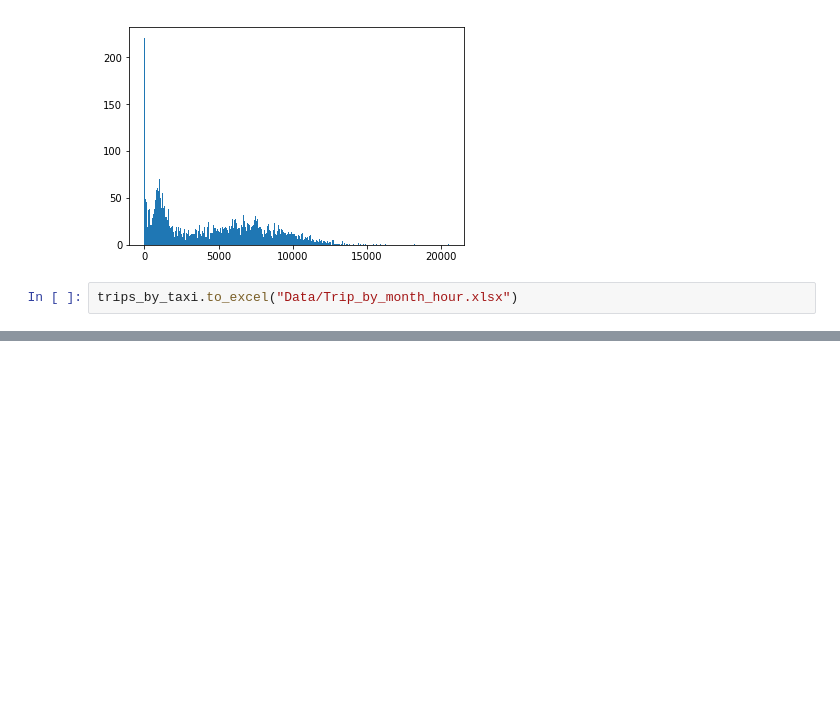
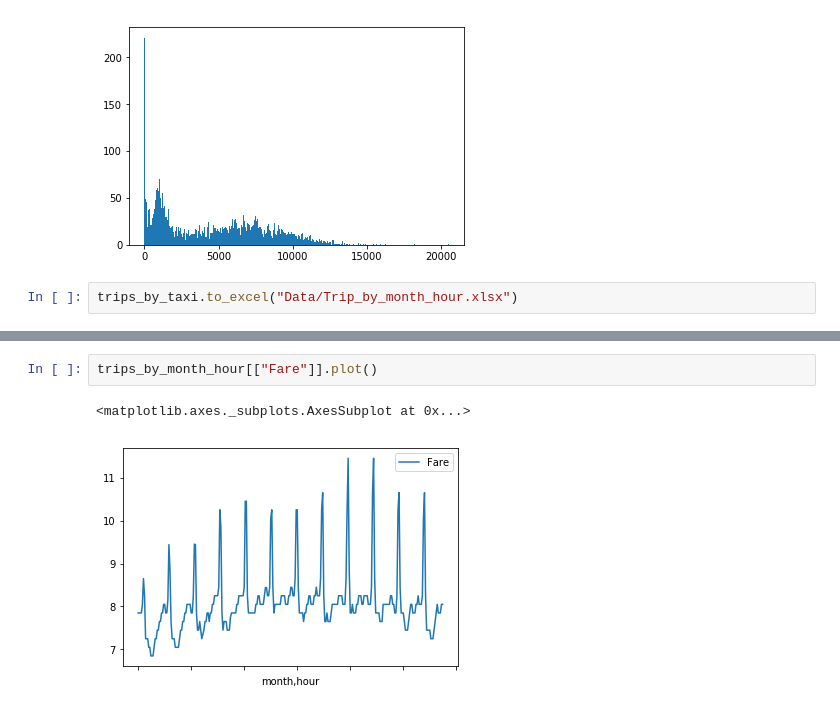
Before and after one commit to vineetgarg93/Chi-Town-Analytica, a Jupyter notebook: Analysis.ipynb, the cells around one changed output, grey strips where cells are left out. Drawn from its saved outputs; the diff is of its cells as text; blank space fills up the shorter version.

```diff
--- a/Analysis.ipynb
+++ b/Analysis.ipynb
@@ -58,0 +102,5 @@ trips_by_taxi.to_excel("Data/Trip_by_month_hour.xlsx")
+# %%
+trips_by_month_hour[["Fare"]].plot()
+# %% [output]
+<matplotlib.axes._subplots.AxesSubplot at 0x...>
+[figure, added]
```
Also changed, not shown: parts of 5 cells of this notebook.
